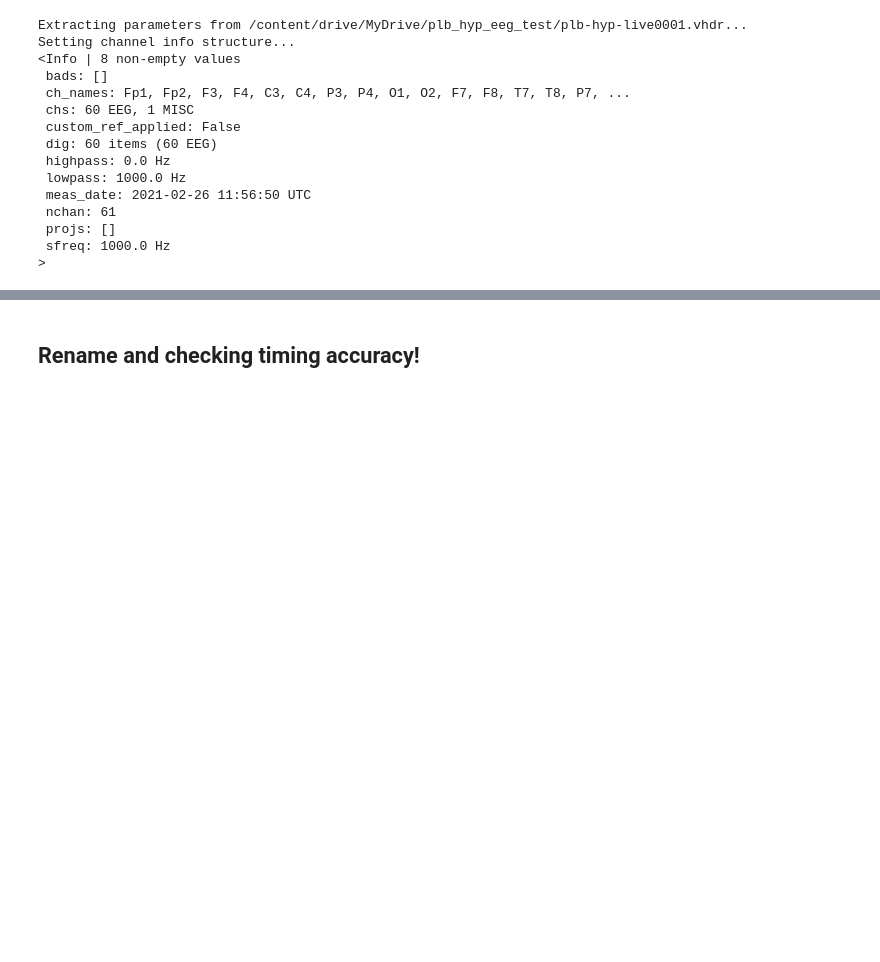
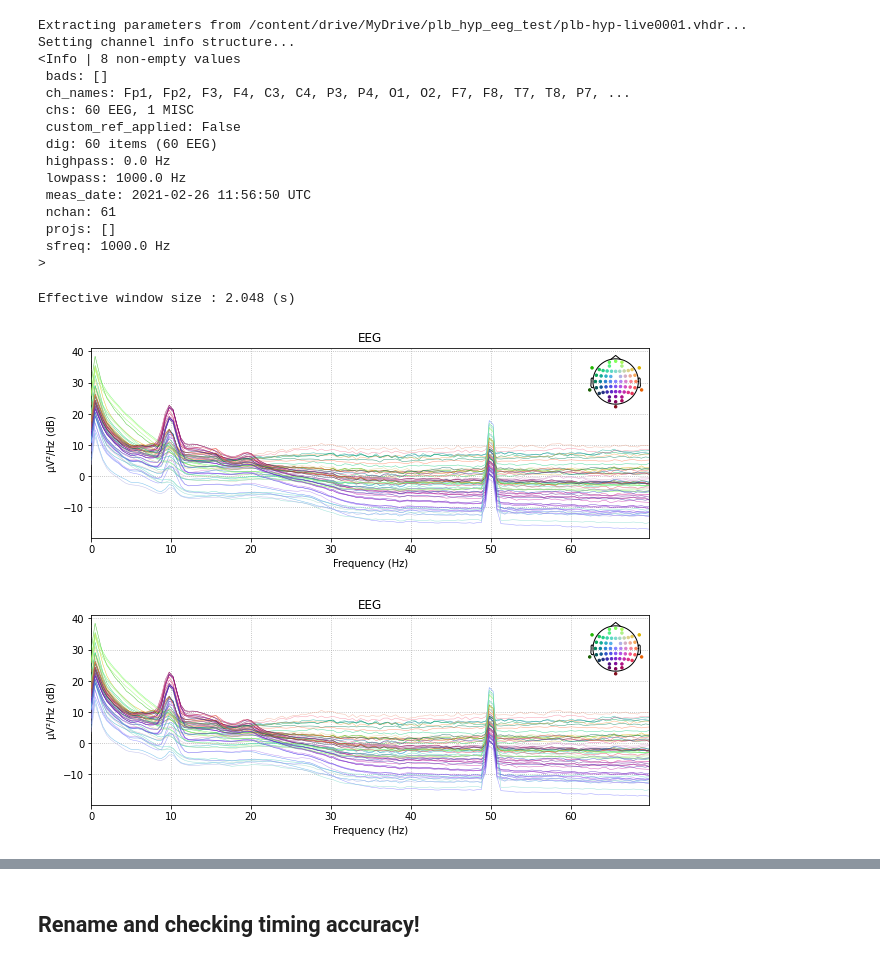
Before and after one commit to Yeganehfrh/B2BNet, a Jupyter notebook: PLB_HYP_EEG_Preproecessing.ipynb, the cells around one changed output, grey strips where cells are left out. Drawn from its saved outputs; the diff is of its cells as text; code cells hidden in the pictures; blank space fills up the shorter version.

```diff
--- a/PLB_HYP_EEG_Preproecessing.ipynb
+++ b/PLB_HYP_EEG_Preproecessing.ipynb
@@ -61,3 +85,10 @@ Setting channel info structure...
  projs: []
  sfreq: 1000.0 Hz
 >
+# %%
+# visualize data's power spectrum density
+raw.plot_psd(fmax= 70)
+# %% [output]
+Effective window size : 2.048 (s)
+[figure, added]
+[figure, added]
```
Also changed, not shown: parts of 16 cells of this notebook.
